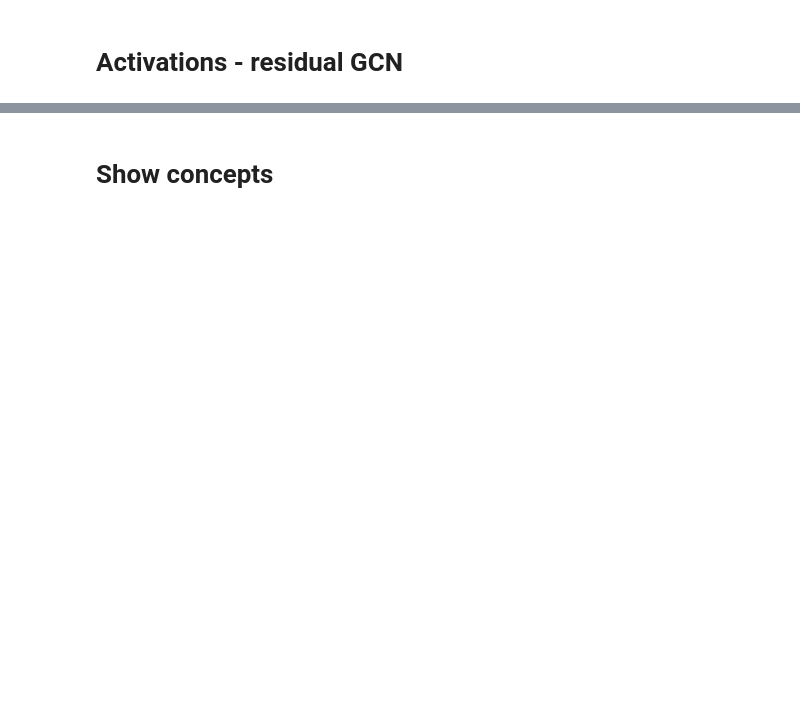
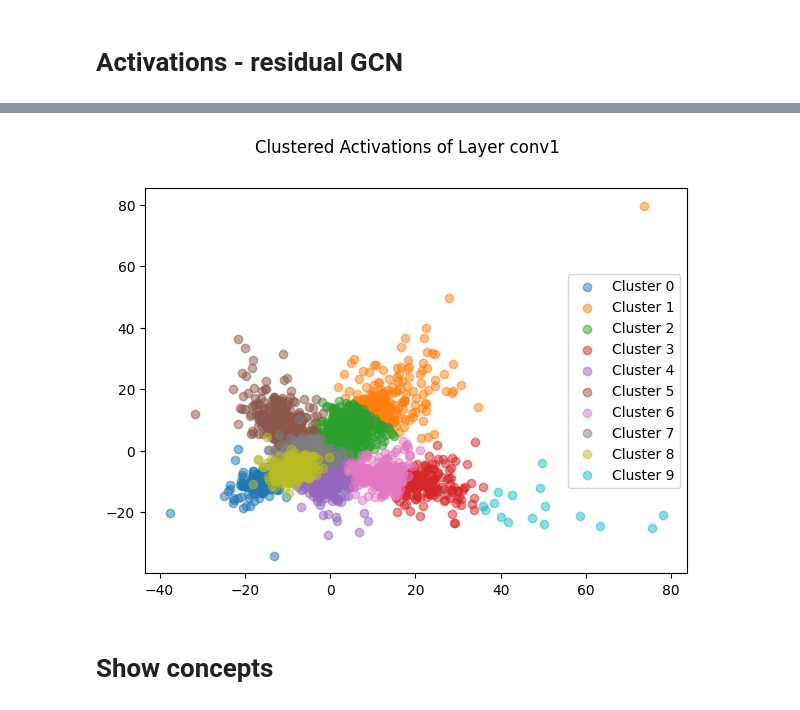
Before and after one commit to ssu53/explain_hypergraph, a Jupyter notebook: cora_coauthorship.ipynb, the cells around one changed output, grey strips where cells are left out. Cells and saved outputs as stored; diff of their text form; code cells hidden in the pictures; blank space fills up the shorter version.

```diff
--- a/cora_coauthorship.ipynb
+++ b/cora_coauthorship.ipynb
@@ -312,3 +360,7 @@ plot_activations_by_class(activations_gcnresid, hgraph_coraca.y)
+# %%
+activ_gcnresid, kmeans_model_gcnresid = plot_cluster_activations(activations_gcnresid, 'conv1', num_clusters=10)
+# %% [output]
+[figure, added]
 # %% [markdown]
 # Show concepts
 # %%
```
Also changed, not shown: parts of 37 cells of this notebook, 9 other files.
